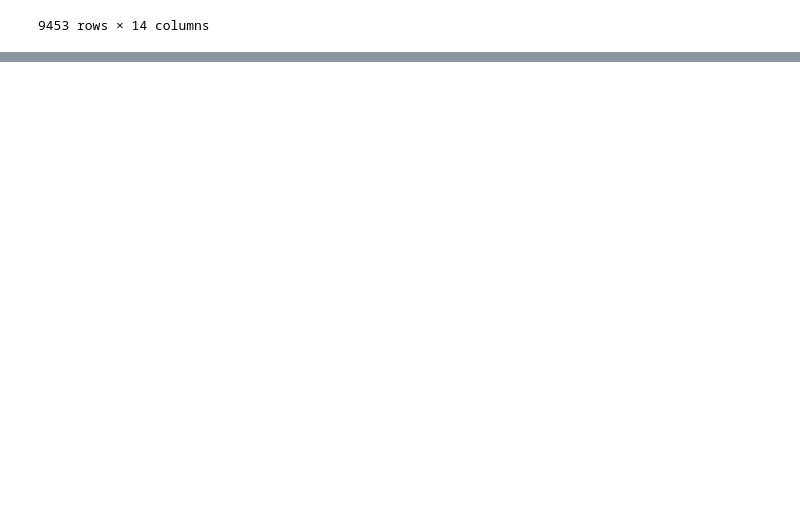
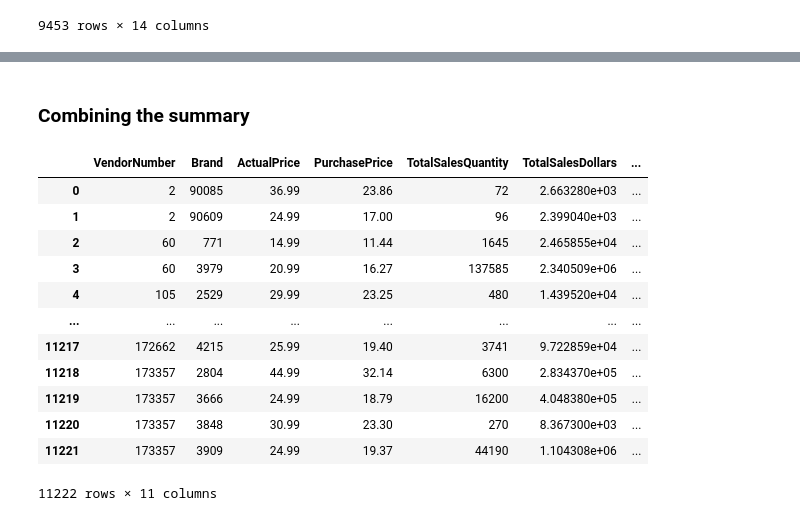
Before and after one commit to fahim-ysr/Vendor-Performance-Analysis, a Jupyter notebook: Analysis.ipynb, the cells around one changed output, grey strips where cells are left out. Cells and saved outputs as stored; diff of their text form; code cells hidden in the pictures; blank space fills up the shorter version.

```diff
--- a/Analysis.ipynb
+++ b/Analysis.ipynb
@@ -242,0 +345,40 @@ sales
+# %% [markdown]
+### Combining the summary
+# %%
+start_time = time.time()
+combined_table = pd.read_sql_query("""
+    SELECT
+    pp.VendorNumber,
+    pp.Brand,
+    pp.Price AS ActualPrice,
+    pp.PurchasePrice,
+    SUM(s.SalesQuantity) AS TotalSalesQuantity,
+    SUM(s.SalesDollars) AS TotalSalesDollars,
+    SUM(s.SalesPrice) AS TotalSalesPrice,
+    SUM(s.ExciseTax) AS TotalExciseTax,
+    SUM(vi.Quantity) AS TotalPurchaseQuantity,
+    SUM(vi.Dollars) AS TotalPurchaseDollars,
+    SUM(vi.Freight) AS TotalFreightCost
+    FROM purchase_prices pp
+    JOIN sales s
+    ON pp.VendorNumber = s.VendorNo AND pp.Brand = s.Brand
+    JOIN vendor_invoice vi
+    ON pp.VendorNumber = vi.VendorNumber
+    GROUP BY pp.VendorNumber, pp.Brand, pp.Price, pp.PurchasePrice""", database)
+end_time = time.time()
+# %%
+combined_table
+# %% [output]
+|  | VendorNumber | Brand | ActualPrice | PurchasePrice | TotalSalesQuantity | TotalSalesDollars | ... |
+| 0 | 2 | 90085 | 36.99 | 23.86 | 72 | 2.663280e+03 | ... |
+| 1 | 2 | 90609 | 24.99 | 17.00 | 96 | 2.399040e+03 | ... |
+| 2 | 60 | 771 | 14.99 | 11.44 | 1645 | 2.465855e+04 | ... |
+| 3 | 60 | 3979 | 20.99 | 16.27 | 137585 | 2.340509e+06 | ... |
+| 4 | 105 | 2529 | 29.99 | 23.25 | 480 | 1.439520e+04 | ... |
+| ... | ... | ... | ... | ... | ... | ... | ... |
+| 11217 | 172662 | 4215 | 25.99 | 19.40 | 3741 | 9.722859e+04 | ... |
+| 11218 | 173357 | 2804 | 44.99 | 32.14 | 6300 | 2.834370e+05 | ... |
+| 11219 | 173357 | 3666 | 24.99 | 18.79 | 16200 | 4.048380e+05 | ... |
+| 11220 | 173357 | 3848 | 30.99 | 23.30 | 270 | 8.367300e+03 | ... |
+| 11221 | 173357 | 3909 | 24.99 | 19.37 | 44190 | 1.104308e+06 | ... |
+11222 rows × 11 columns
```
Also changed, not shown: parts of 11 cells of this notebook.
